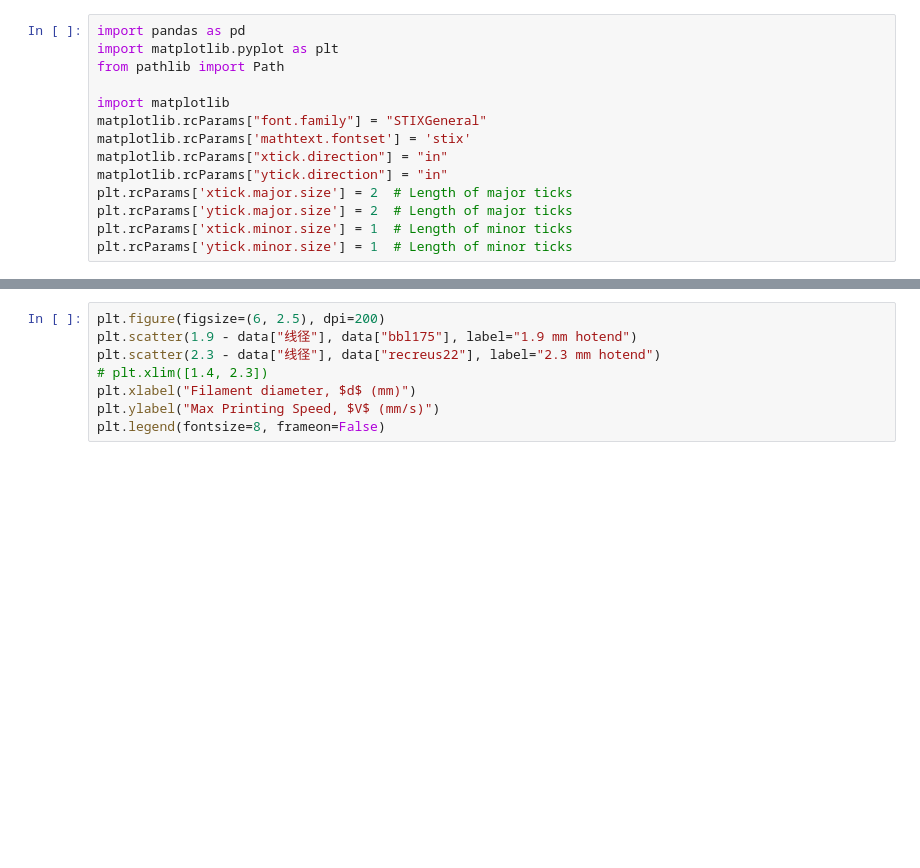
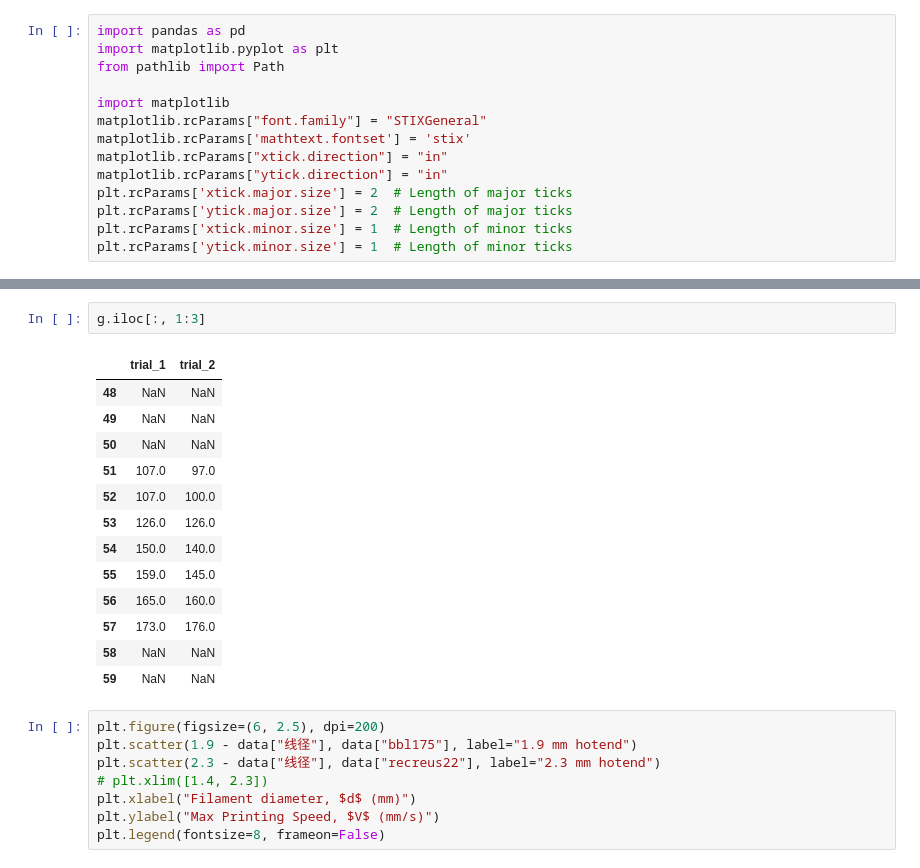
Before and after one commit to ZLoverty/Boralus, a Jupyter notebook: diameter_match.ipynb, the cells around one changed output, grey strips where cells are left out. Cells and saved outputs as stored; diff of their text form; blank space fills up the shorter version.

```diff
--- a/diameter_match.ipynb
+++ b/diameter_match.ipynb
@@ -28,3 +46,19 @@ data.head()
+# %%
+g.iloc[:, 1:3]
+# %% [output]
+|  | trial_1 | trial_2 |
+| 48 | NaN | NaN |
+| 49 | NaN | NaN |
+| 50 | NaN | NaN |
+| 51 | 107.0 | 97.0 |
+| 52 | 107.0 | 100.0 |
+| 53 | 126.0 | 126.0 |
+| 54 | 150.0 | 140.0 |
+| 55 | 159.0 | 145.0 |
+| 56 | 165.0 | 160.0 |
+| 57 | 173.0 | 176.0 |
+| 58 | NaN | NaN |
+| 59 | NaN | NaN |
 # %%
 plt.figure(figsize=(6, 2.5), dpi=200)
 plt.scatter(1.9 - data["线径"], data["bbl175"], label="1.9 mm hotend")
```
Also changed, not shown: parts of 3 cells of this notebook.
